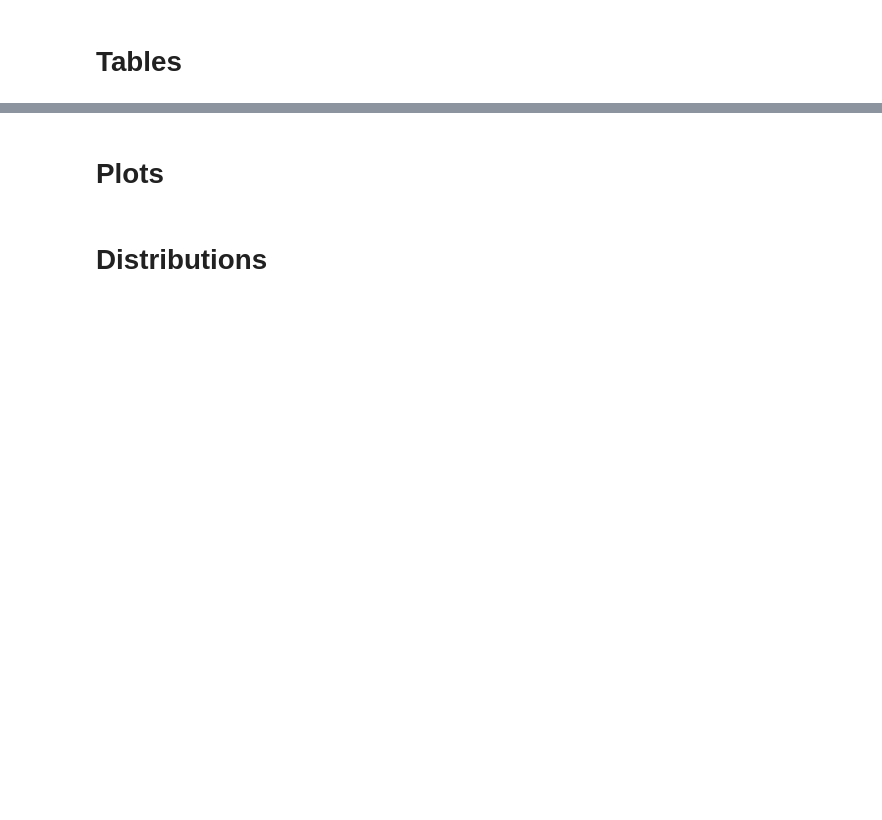
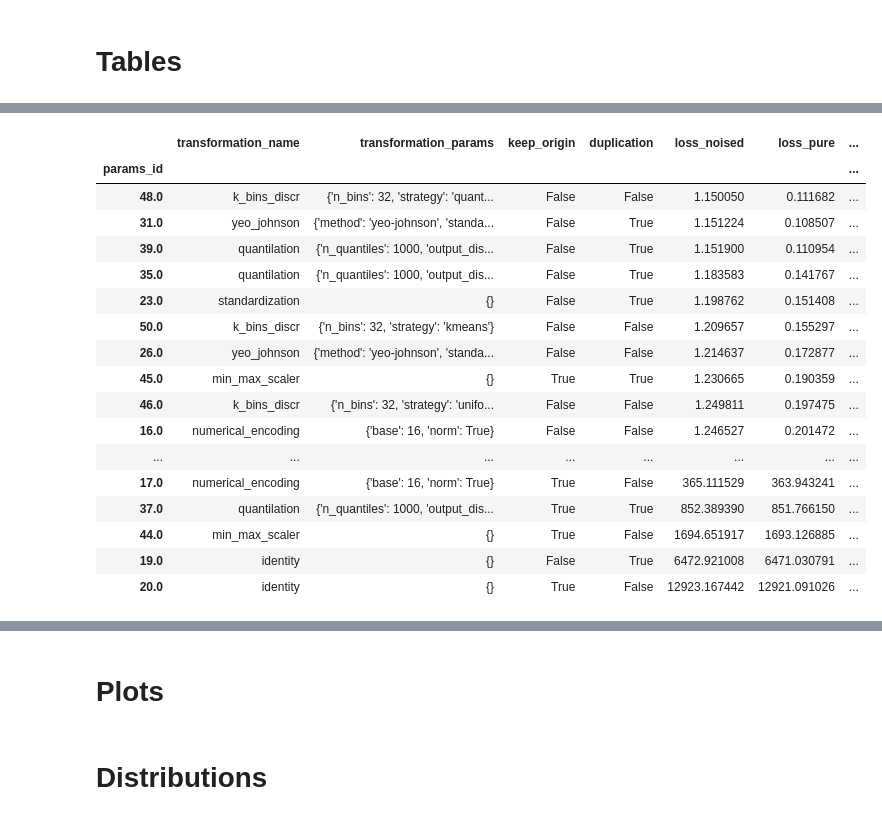
Before and after one commit to Nearpit/BaseEncoding, a Jupyter notebook: plotting.ipynb, the cells around one changed output, grey strips where cells are left out. Saved outputs shown, nothing was run; the diff lists cells and outputs as text; code cells hidden in the pictures; blank space fills up the shorter version.

```diff
--- a/plotting.ipynb
+++ b/plotting.ipynb
@@ -68,10 +28,14 @@ output = temp*tf.ones((temp.shape[0], width))
 # %%
-with open("best_params.pkl", "rb") as file:
+with open("only_inputs_results.pkl", "rb") as file:
     data = pickle.load(file)
 
 for idx, inp in enumerate(data):
-    data[idx]['history'] = np.pad(np.array(inp['history']), (0, 1000 - len(inp['history'])), 'edge')
+    cur_history = data[idx]['history']
+    cur_history['loss'] = np.pad(np.array(cur_history['loss']), (0, 1000 - len(cur_history['loss'])), 'edge')
+    cur_history['loss'] = np.pad(np.array(cur_history['loss']), (0, 1000 - len(cur_history['loss'])), 'edge')
+    data[idx]['history'] = cur_history
 
-df = pd.json_normalize(data)
+df = pd.json_normalize(data, max_level=0)
+df['duplication'] = df['duplication'].replace({1:False, 32:True})
 # %% [markdown]
 #  Tables
@@ -133,0 +42,38 @@ final_ranking.sort_values('ranking_noised')
+# %%
+total_number_transformations = df.shape[0]/(df['seed'].nunique() * df['x'].nunique())
+
+results = df.groupby('params_id')[['score_noised', 'score_pure']].mean()
+results = results.rename({'score_noised': 'loss_noised', 'score_pure':'loss_pure'}, axis=1)
+results['x'] = df.groupby('params_id')[['x']].max()
+# %%
+best_noised = results.groupby('x')[['loss_noised']].min()
+best_pure = results.groupby('x')[['loss_pure']].min()
+results['relative_noised_ranking'] = results.apply(lambda x: (x['loss_noised']/best_noised.loc[x['x']])-1, axis=1)
+results['relative_pure_ranking'] = results.apply(lambda x: (x['loss_pure']/best_pure.loc[x['x']])-1, axis=1)
+total_results = results.groupby(results.index % total_number_transformations).mean()
+
+transformation_description_short = df[df['params_id'] < total_number_transformations].groupby('params_id')[['transformation_name', 'transformation_params', 'keep_origin', 'duplication']].nth(0)
+transformation_description_full = df.groupby('params_id')[['transformation_name', 'transformation_params', 'keep_origin', 'duplication']].nth(0)
+
+total_results = transformation_description_short.join(total_results)
+# %%
+total_results.sort_values('relative_noised_ranking')
+# %% [output]
+|  | transformation_name | transformation_params | keep_origin | duplication | loss_noised | loss_pure | ... |
+| params_id |  |  |  |  |  |  | ... |
+| 48.0 | k_bins_discr | {'n_bins': 32, 'strategy': 'quant... | False | False | 1.150050 | 0.111682 | ... |
+| 31.0 | yeo_johnson | {'method': 'yeo-johnson', 'standa... | False | True | 1.151224 | 0.108507 | ... |
+| 39.0 | quantilation | {'n_quantiles': 1000, 'output_dis... | False | True | 1.151900 | 0.110954 | ... |
+| 35.0 | quantilation | {'n_quantiles': 1000, 'output_dis... | False | True | 1.183583 | 0.141767 | ... |
+| 23.0 | standardization | {} | False | True | 1.198762 | 0.151408 | ... |
+| 50.0 | k_bins_discr | {'n_bins': 32, 'strategy': 'kmeans'} | False | False | 1.209657 | 0.155297 | ... |
+| 26.0 | yeo_johnson | {'method': 'yeo-johnson', 'standa... | False | False | 1.214637 | 0.172877 | ... |
+| 45.0 | min_max_scaler | {} | True | True | 1.230665 | 0.190359 | ... |
+| 46.0 | k_bins_discr | {'n_bins': 32, 'strategy': 'unifo... | False | False | 1.249811 | 0.197475 | ... |
+| 16.0 | numerical_encoding | {'base': 16, 'norm': True} | False | False | 1.246527 | 0.201472 | ... |
+| ... | ... | ... | ... | ... | ... | ... | ... |
+| 17.0 | numerical_encoding | {'base': 16, 'norm': True} | True | False | 365.111529 | 363.943241 | ... |
+| 37.0 | quantilation | {'n_quantiles': 1000, 'output_dis... | True | True | 852.389390 | 851.766150 | ... |
+| 44.0 | min_max_scaler | {} | True | False | 1694.651917 | 1693.126885 | ... |
+| 19.0 | identity | {} | False | True | 6472.921008 | 6471.030791 | ... |
+| 20.0 | identity | {} | True | False | 12923.167442 | 12921.091026 | ... |
```
Also changed, not shown: parts of 61 cells of this notebook, 14 other files.
